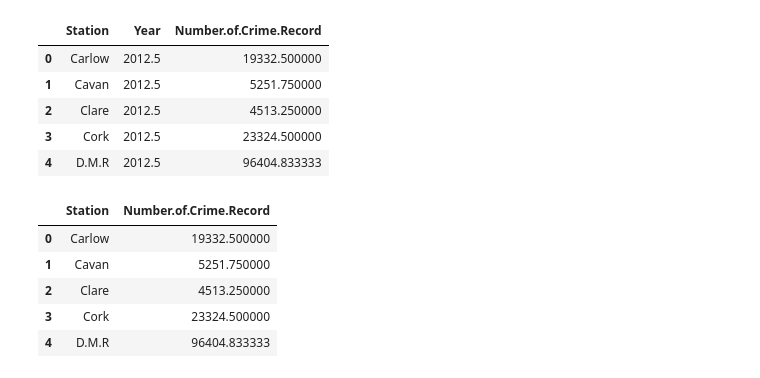
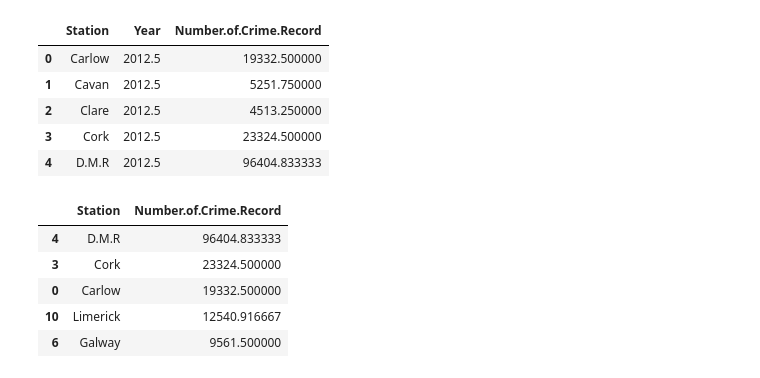
Before and after one commit to somya-anchalia/Data-Analytics-Projects, a Jupyter notebook: Forked from Kaggle/Code/Heart Disease Analysis/heart-disease.ipynb, the cells around one changed output. Cells and saved outputs as stored; diff of their text form; code cells hidden in the pictures.

```diff
--- a/Forked from Kaggle/Code/Heart Disease Analysis/heart-disease.ipynb
+++ b/Forked from Kaggle/Code/Heart Disease Analysis/heart-disease.ipynb
@@ -210,11 +198,13 @@ Ireland_crime_mean.head()
 | 4 | D.M.R | 2012.5 | 96404.833333 |
 # %%
 Ireland_crime_mean = Ireland_crime_mean.drop("Year",axis=1)
-Ireland_crime_mean.head()
-# %% [output]
-|  | Station | Number.of.Crime.Record |
-| 0 | Carlow | 19332.500000 |
-| 1 | Cavan | 5251.750000 |
-| 2 | Clare | 4513.250000 |
-| 3 | Cork | 23324.500000 |
-| 4 | D.M.R | 96404.833333 |
+# %%
+df_top5 = Ireland_crime_mean.nlargest(5, ['Number.of.Crime.Record'])
+df_top5
+# %% [output]
+|  | Station | Number.of.Crime.Record |
+| 4 | D.M.R | 96404.833333 |
+| 3 | Cork | 23324.500000 |
+| 0 | Carlow | 19332.500000 |
+| 10 | Limerick | 12540.916667 |
+| 6 | Galway | 9561.500000 |
```
Also changed, not shown: parts of 5 cells of this notebook.
